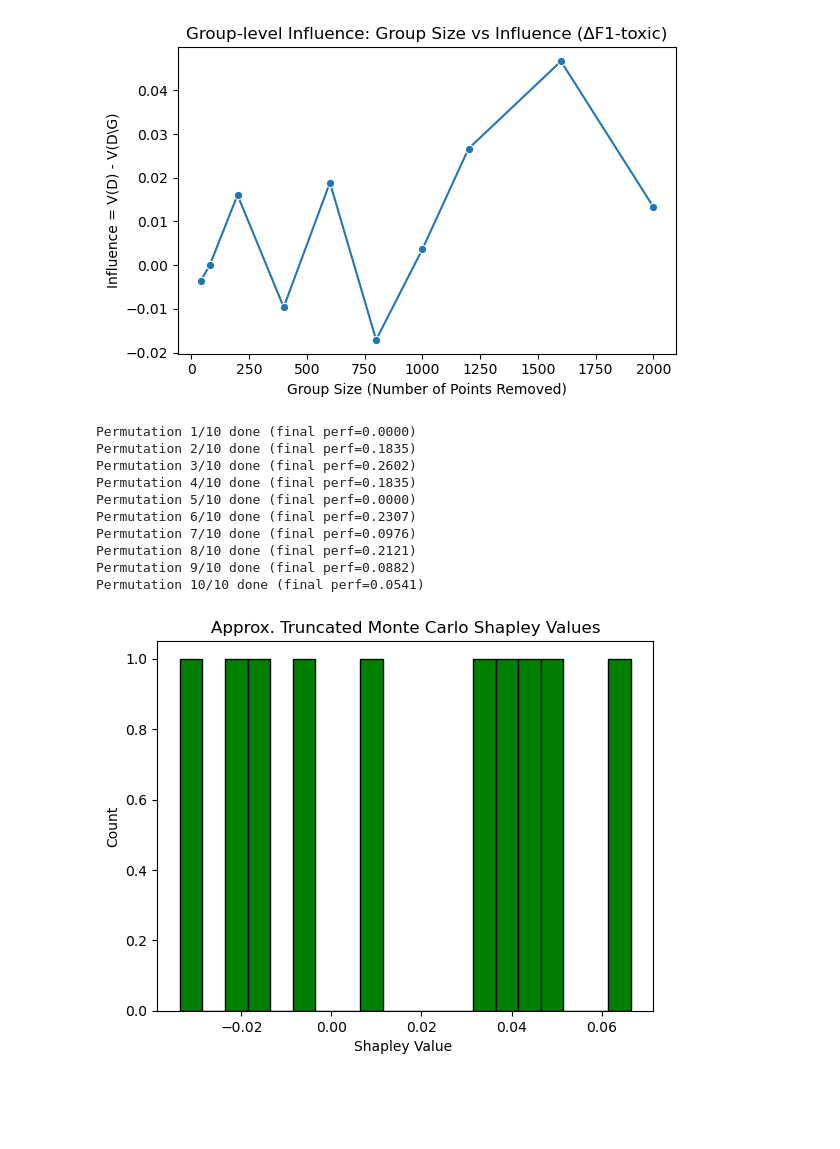
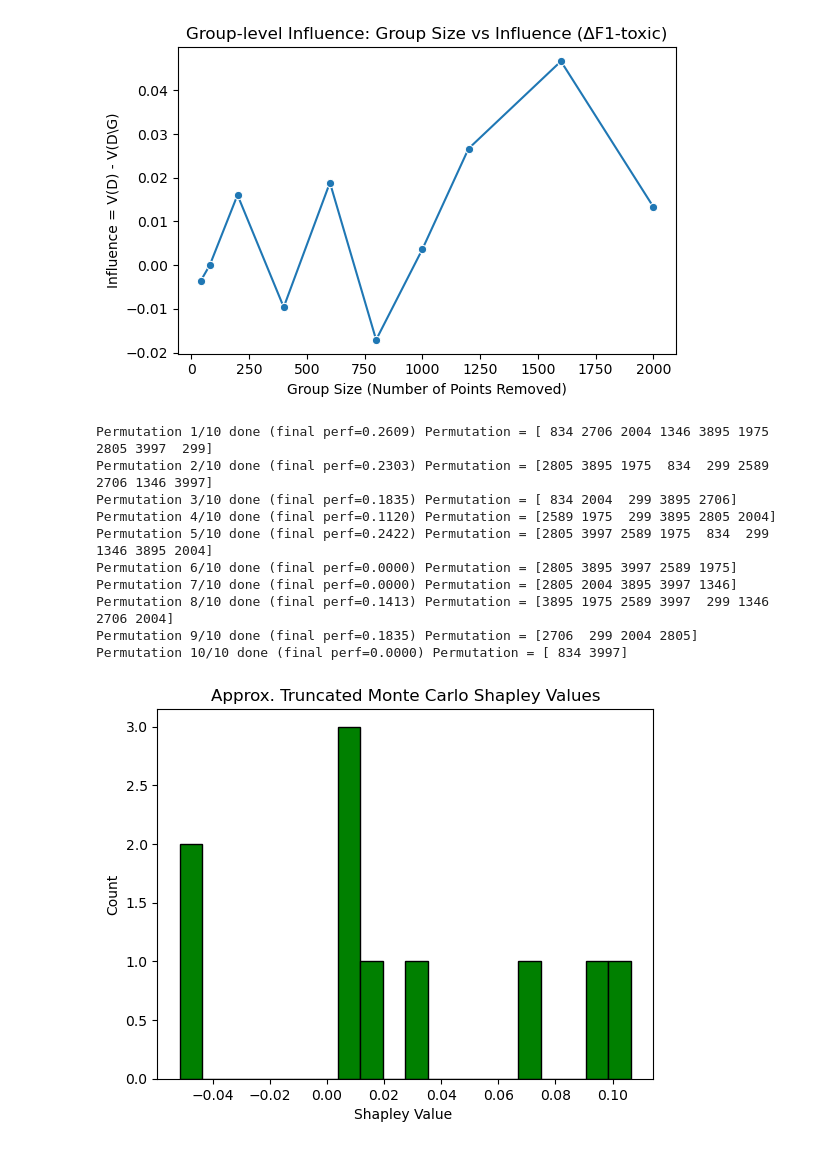
Before and after one commit to visha007/cmpt419_asn2, a Jupyter notebook: a2_code.ipynb, the cells around one changed output. Saved outputs shown, nothing was run; the diff lists cells and outputs as text; code cells hidden in the pictures; blank space fills up the shorter version.

Commit message:
miro added print line of all permultation indecies

```diff
--- a/a2_code.ipynb
+++ b/a2_code.ipynb
@@ -264,7 +265,6 @@ Group-level influence scores:
 #  - compute the Shapley value using Truncated Monte Carlo Shapley Value Estimation
 #
 # Truncated Monte Carlo Shapley Value Estimation
-
 
 def get_X_and_Y(selected_indices):
 
@@ -304,42 +304,43 @@ def monte_carlo_shapley(selected_indices):
         for j, idx in enumerate(perm):
             k_val = min(5, len(perm[:j + 1]))
             clf_shap = KNeighborsClassifier(n_neighbors=k_val, metric="cosine", n_jobs=-1)
             clf_shap.fit(X_train_csr[perm[:j + 1]], np.array(y_train)[perm[:j + 1]])
             y_pred = clf_shap.predict(X_test)
             perf_score = score_performance(y_test, y_pred)
 
             # stop if close to full-data performance
             if abs(V_D - v_prev) < performance_tolerance:
+                perf_score=v_prev
                 print(f"Truncating early at j={j}, perf={perf_score:.4f}")
                 break
 
             marginal = perf_score - v_prev
             pos = np.where(selected_indices == idx)[0][0]
             shapley_values[pos] = ((t - 1) / t) * shapley_values[pos] + (1 / t) * marginal
             v_prev = perf_score
 
         previous_perms.append(perm)
-        print(f"Permutation {t}/10 done (final perf={v_prev:.4f})")
+        print(f"Permutation {t}/10 done (final perf={v_prev:.4f}) Permutation = {perm}")
 
     return shapley_values
 
 selected_indices = np.array(selected_indices)
 llo_shapley = monte_carlo_shapley(selected_indices)
 
 plt.hist(llo_shapley, bins=20, color="green", edgecolor="black")
 plt.title("Approx. Truncated Monte Carlo Shapley Values")
 plt.xlabel("Shapley Value ")
 plt.ylabel("Count")
 plt.show()
 # %% [output]
-Permutation 1/10 done (final perf=0.0000)
-Permutation 2/10 done (final perf=0.1835)
-Permutation 3/10 done (final perf=0.2602)
-Permutation 4/10 done (final perf=0.1835)
-Permutation 5/10 done (final perf=0.0000)
-Permutation 6/10 done (final perf=0.2307)
-Permutation 7/10 done (final perf=0.0976)
-Permutation 8/10 done (final perf=0.2121)
-Permutation 9/10 done (final perf=0.0882)
-Permutation 10/10 done (final perf=0.0541)
+Permutation 1/10 done (final perf=0.2609) Permutation = [ 834 2706 2004 1346 3895 1975 2805 3997  299]
+Permutation 2/10 done (final perf=0.2303) Permutation = [2805 3895 1975  834  299 2589 2706 1346 3997]
+Permutation 3/10 done (final perf=0.1835) Permutation = [ 834 2004  299 3895 2706]
+Permutation 4/10 done (final perf=0.1120) Permutation = [2589 1975  299 3895 2805 2004]
+Permutation 5/10 done (final perf=0.2422) Permutation = [2805 3997 2589 1975  834  299 1346 3895 2004]
+Permutation 6/10 done (final perf=0.0000) Permutation = [2805 3895 3997 2589 1975]
+Permutation 7/10 done (final perf=0.0000) Permutation = [2805 2004 3895 3997 1346]
+Permutation 8/10 done (final perf=0.1413) Permutation = [3895 1975 2589 3997  299 1346 2706 2004]
+Permutation 9/10 done (final perf=0.1835) Permutation = [2706  299 2004 2805]
+Permutation 10/10 done (final perf=0.0000) Permutation = [ 834 3997]
-[figure, old version]
+[figure, new version]
```
Also changed, not shown: parts of 1 cell of this notebook.
